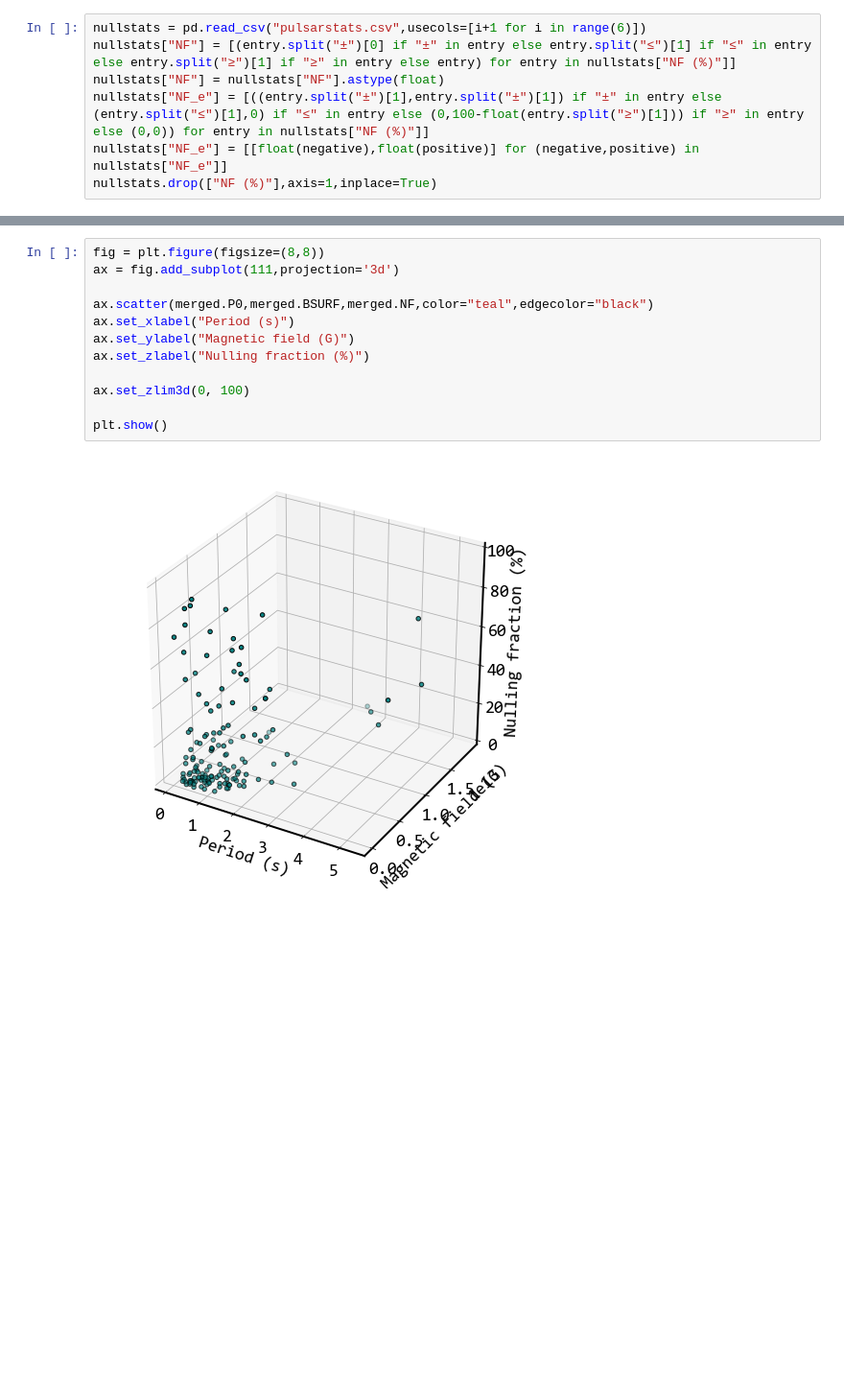
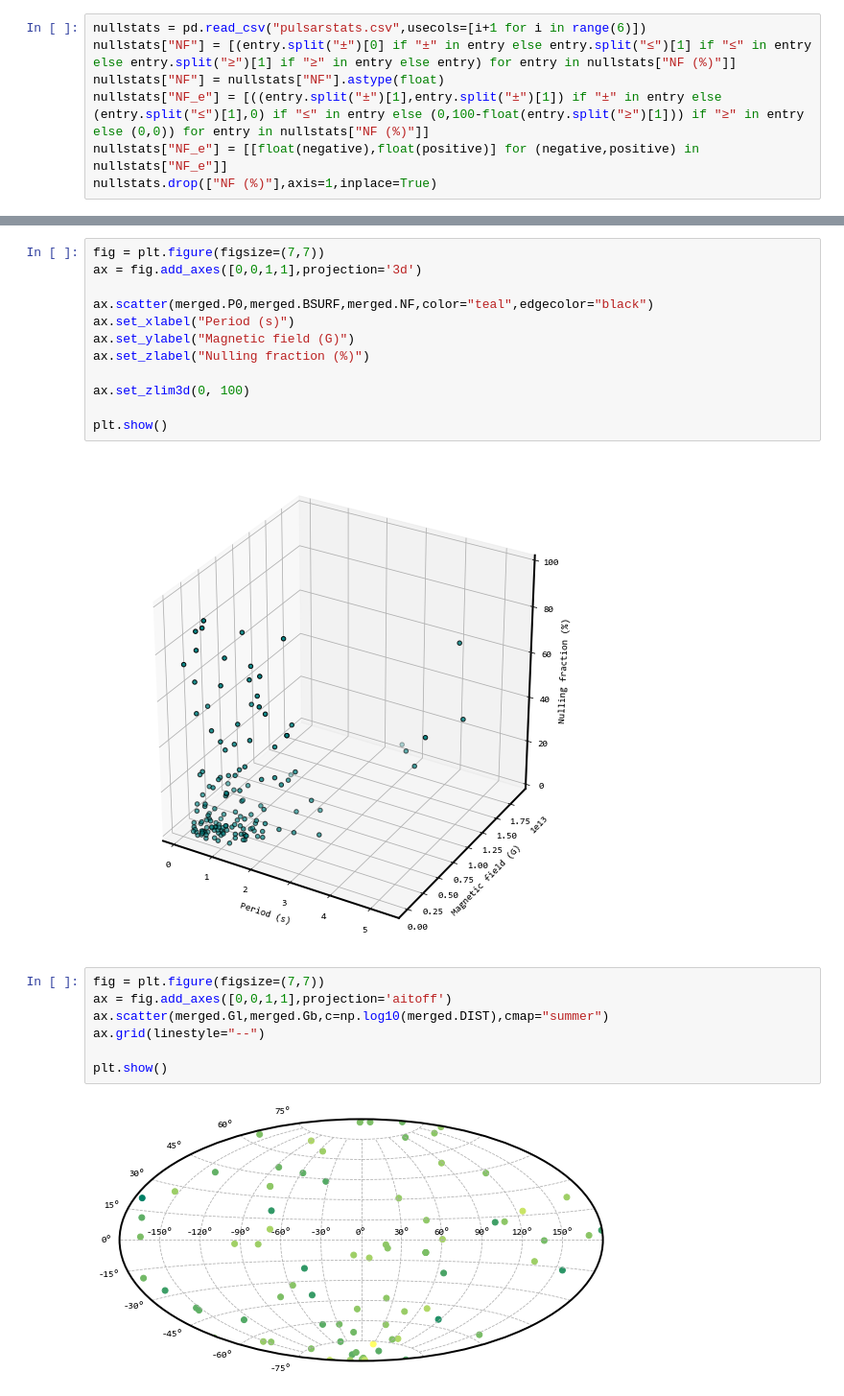
Before and after one commit to cgobat/pulsar-nulling, a Jupyter notebook: Nulling.ipynb, the cells around one changed output, grey strips where cells are left out. Shown at 96% size. Cells and saved outputs as stored; diff of their text form; blank space fills up the shorter version.

```diff
--- a/Nulling.ipynb
+++ b/Nulling.ipynb
@@ -66,6 +87,6 @@ plt.show()
 # %%
-fig = plt.figure(figsize=(8,8))
-ax = fig.add_subplot(111,projection='3d')
+fig = plt.figure(figsize=(7,7))
+ax = fig.add_axes([0,0,1,1],projection='3d')
 
 ax.scatter(merged.P0,merged.BSURF,merged.NF,color="teal",edgecolor="black")
 ax.set_xlabel("Period (s)")
@@ -76,4 +97,13 @@ ax.set_zlim3d(0, 100)
 
 plt.show()
 # %% [output]
-[figure, old version]
+[figure, new version]
+# %%
+fig = plt.figure(figsize=(7,7))
+ax = fig.add_axes([0,0,1,1],projection='aitoff')
+ax.scatter(merged.Gl,merged.Gb,c=np.log10(merged.DIST),cmap="summer")
+ax.grid(linestyle="--")
+
+plt.show()
+# %% [output]
+[figure, added]
```
Also changed, not shown: parts of 7 cells of this notebook.
